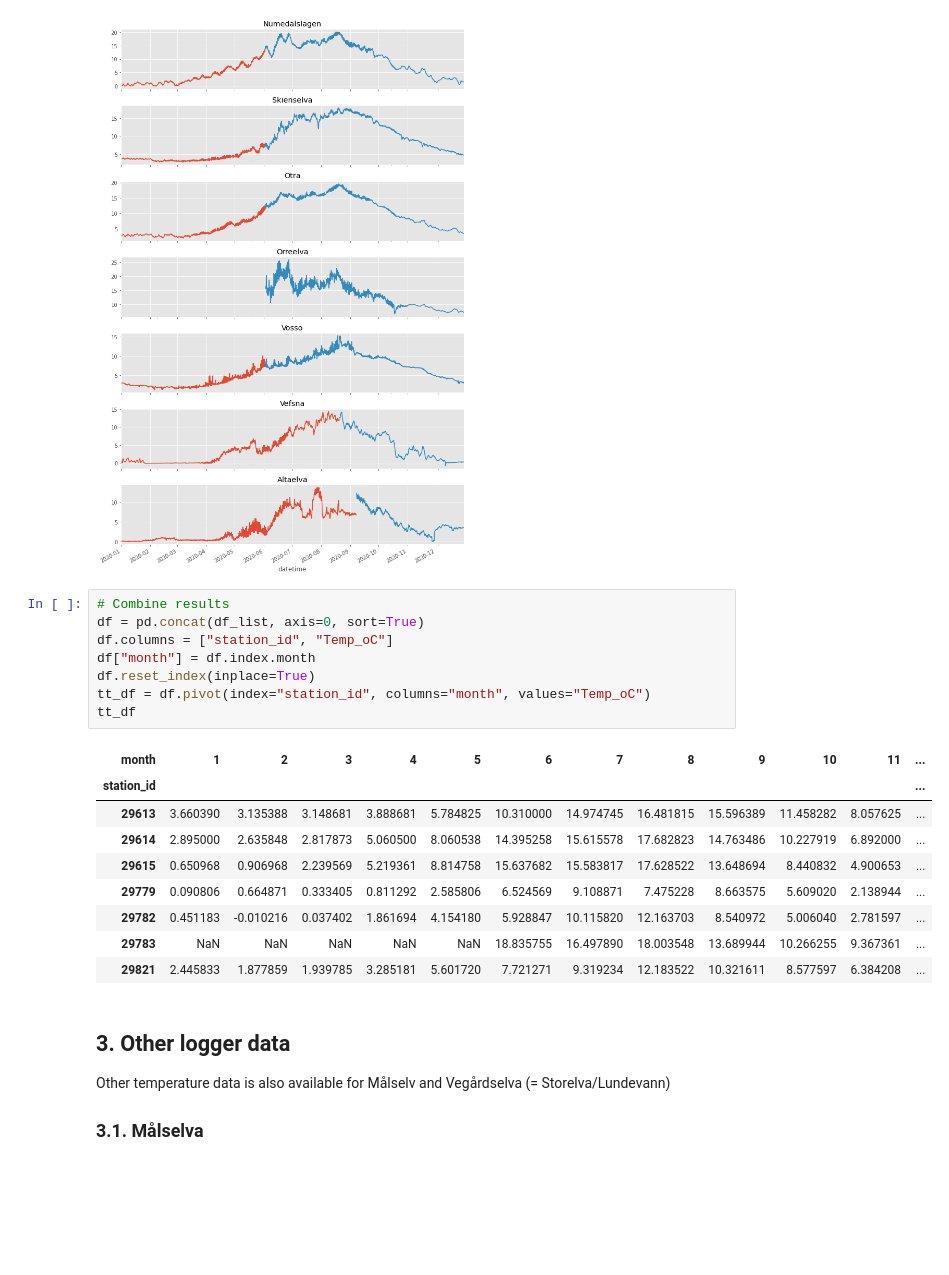
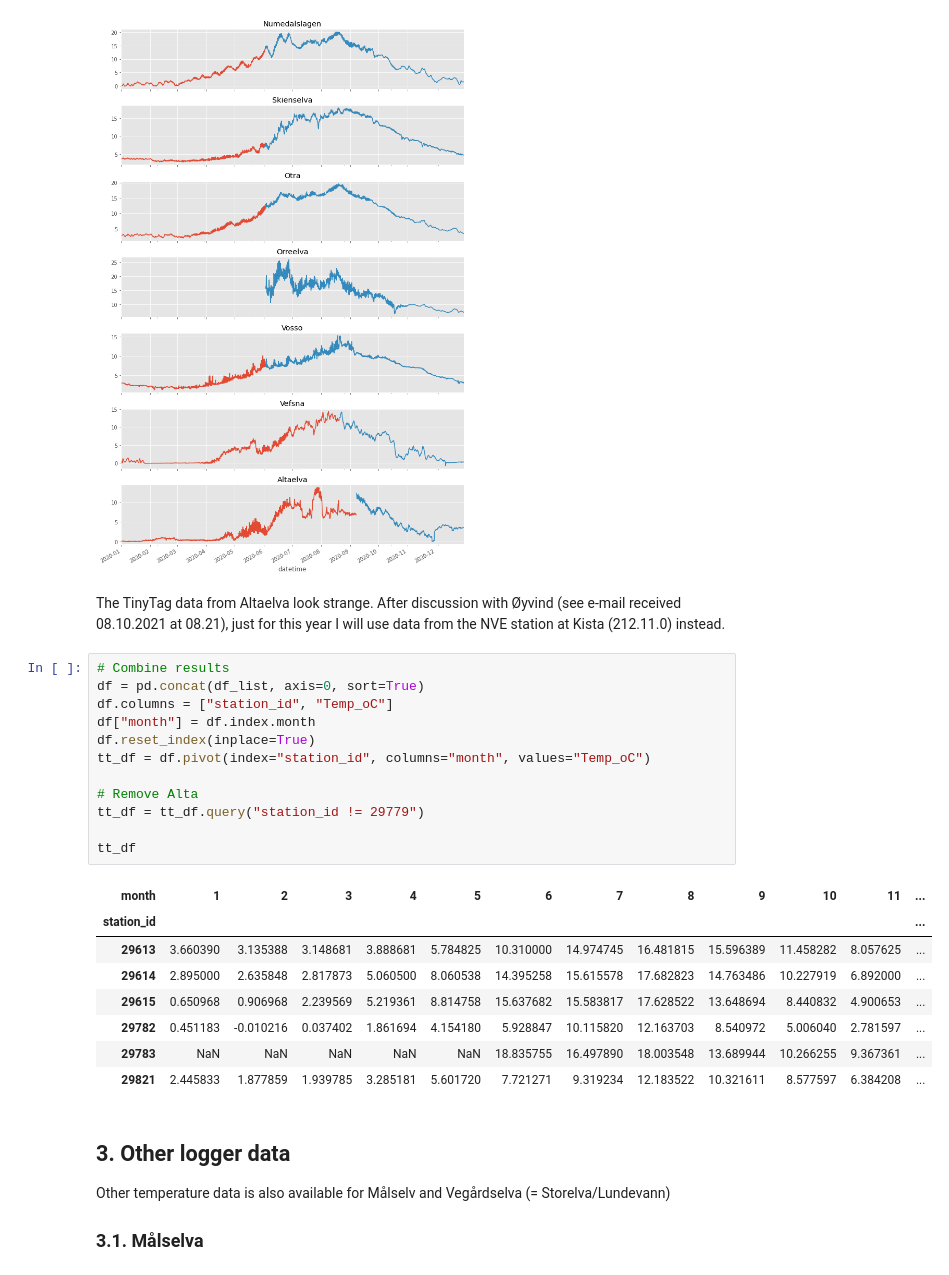
Before and after one commit to JamesSample/rid, a Jupyter notebook: notebooks/avg_monthly_temp_rid20_2020.ipynb, the cells around one changed output. Drawn from its saved outputs; the diff is of its cells as text; blank space fills up the shorter version.

```diff
--- a/notebooks/avg_monthly_temp_rid20_2020.ipynb
+++ b/notebooks/avg_monthly_temp_rid20_2020.ipynb
@@ -300,21 +298,26 @@ Vosso
 Vefsna
 Altaelva
 [figure]
+# %% [markdown]
+The TinyTag data from Altaelva look strange. After discussion with Øyvind (see e-mail received 08.10.2021 at 08.21), just for this year I will use data from the NVE station at Kista (212.11.0) instead.
 # %%
 # Combine results
 df = pd.concat(df_list, axis=0, sort=True)
 df.columns = ["station_id", "Temp_oC"]
 df["month"] = df.index.month
 df.reset_index(inplace=True)
 tt_df = df.pivot(index="station_id", columns="month", values="Temp_oC")
+
+# Remove Alta
+tt_df = tt_df.query("station_id != 29779")
+
 tt_df
 # %% [output]
 | month | 1 | 2 | 3 | 4 | 5 | 6 | 7 | 8 | 9 | 10 | 11 | ... |
 | station_id |  |  |  |  |  |  |  |  |  |  |  | ... |
 | 29613 | 3.660390 | 3.135388 | 3.148681 | 3.888681 | 5.784825 | 10.310000 | 14.974745 | 16.481815 | 15.596389 | 11.458282 | 8.057625 | ... |
 | 29614 | 2.895000 | 2.635848 | 2.817873 | 5.060500 | 8.060538 | 14.395258 | 15.615578 | 17.682823 | 14.763486 | 10.227919 | 6.892000 | ... |
 | 29615 | 0.650968 | 0.906968 | 2.239569 | 5.219361 | 8.814758 | 15.637682 | 15.583817 | 17.628522 | 13.648694 | 8.440832 | 4.900653 | ... |
-| 29779 | 0.090806 | 0.664871 | 0.333405 | 0.811292 | 2.585806 | 6.524569 | 9.108871 | 7.475228 | 8.663575 | 5.609020 | 2.138944 | ... |
 | 29782 | 0.451183 | -0.010216 | 0.037402 | 1.861694 | 4.154180 | 5.928847 | 10.115820 | 12.163703 | 8.540972 | 5.006040 | 2.781597 | ... |
 | 29783 | NaN | NaN | NaN | NaN | NaN | 18.835755 | 16.497890 | 18.003548 | 13.689944 | 10.266255 | 9.367361 | ... |
 | 29821 | 2.445833 | 1.877859 | 1.939785 | 3.285181 | 5.601720 | 7.721271 | 9.319234 | 12.183522 | 10.321611 | 8.577597 | 6.384208 | ... |
```
Also changed, not shown: parts of 10 cells of this notebook.
